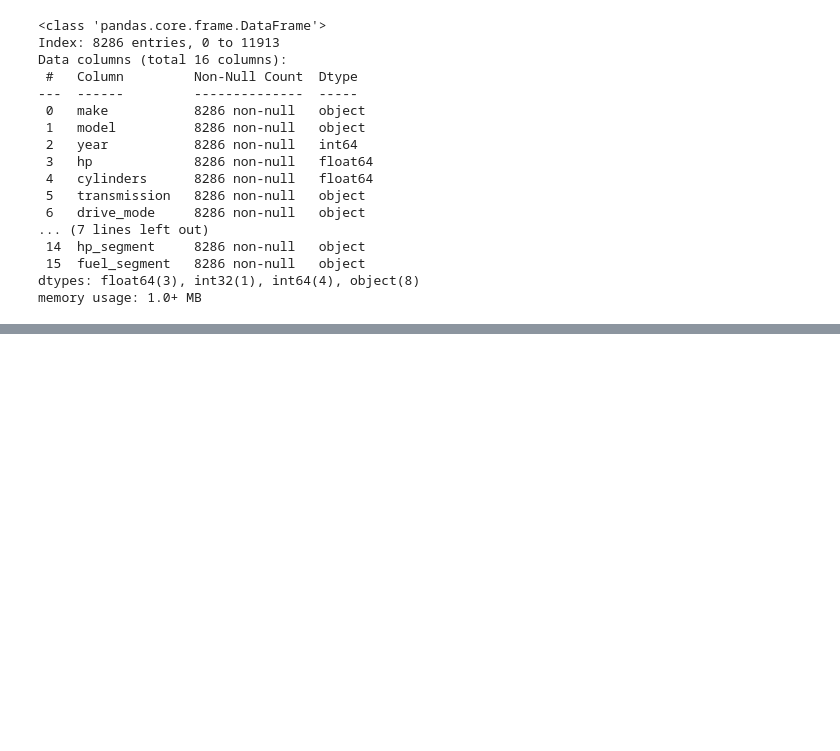
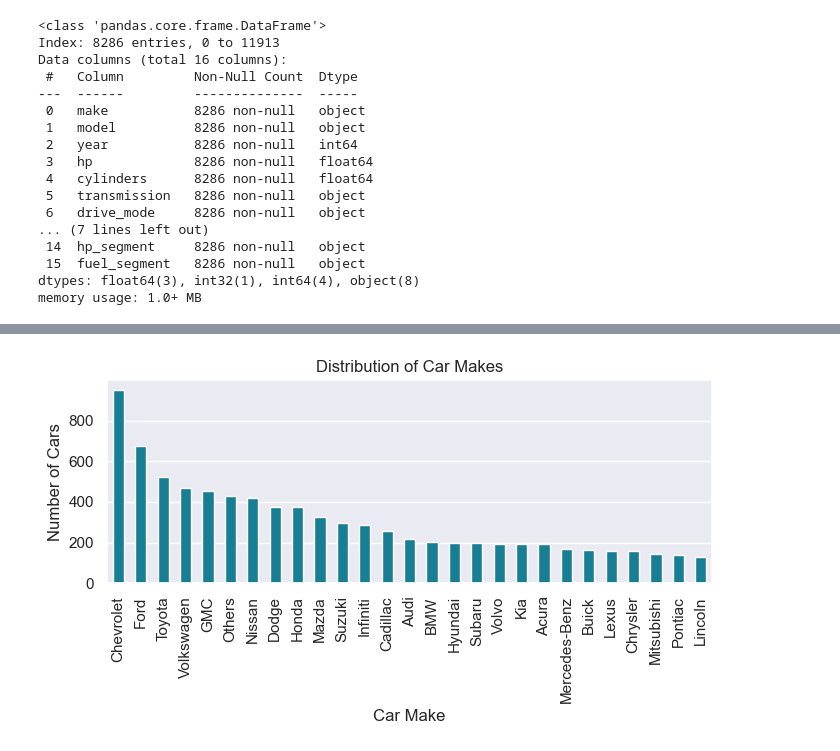
Before and after one commit to Rhahloth/car_sale_eda, a Jupyter notebook: car_sales_eda.ipynb, the cells around one changed output, grey strips where cells are left out. Cells and saved outputs as stored; diff of their text form; code cells hidden in the pictures; blank space fills up the shorter version.

```diff
--- a/car_sales_eda.ipynb
+++ b/car_sales_eda.ipynb
@@ -371,0 +224,22 @@ From this analysis, it’s clear that multiple factors influence car prices, inc
+# %%
+# Get value counts and reset index
+make_counts = df['make'].value_counts().reset_index()
+make_counts.columns = ['Car Make', 'Number of Cars']
+
+plt.figure(figsize=(7, 4))
+sns.barplot(
+    data=make_counts,
+    x='Car Make',
+    y='Number of Cars',
+    color='#048BA8',
+    width = 0.5
+)
+
+plt.title('Distribution of Car Makes')
+plt.xlabel('Car Make')
+plt.ylabel('Number of Cars')
+plt.xticks(rotation=90)
+plt.tight_layout()
+plt.show()
+# %% [output]
+[figure, added]
```
Also changed, not shown: parts of 100 cells of this notebook, 1 other file.
